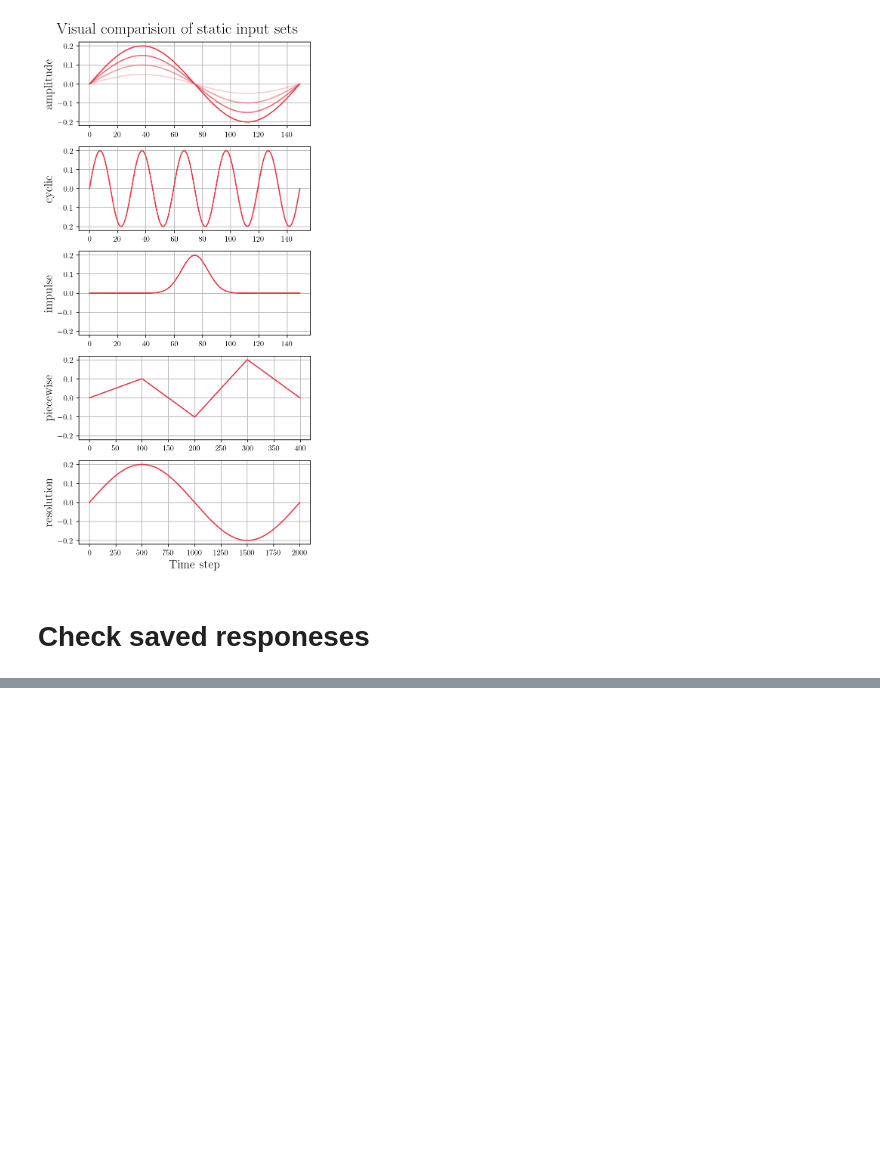
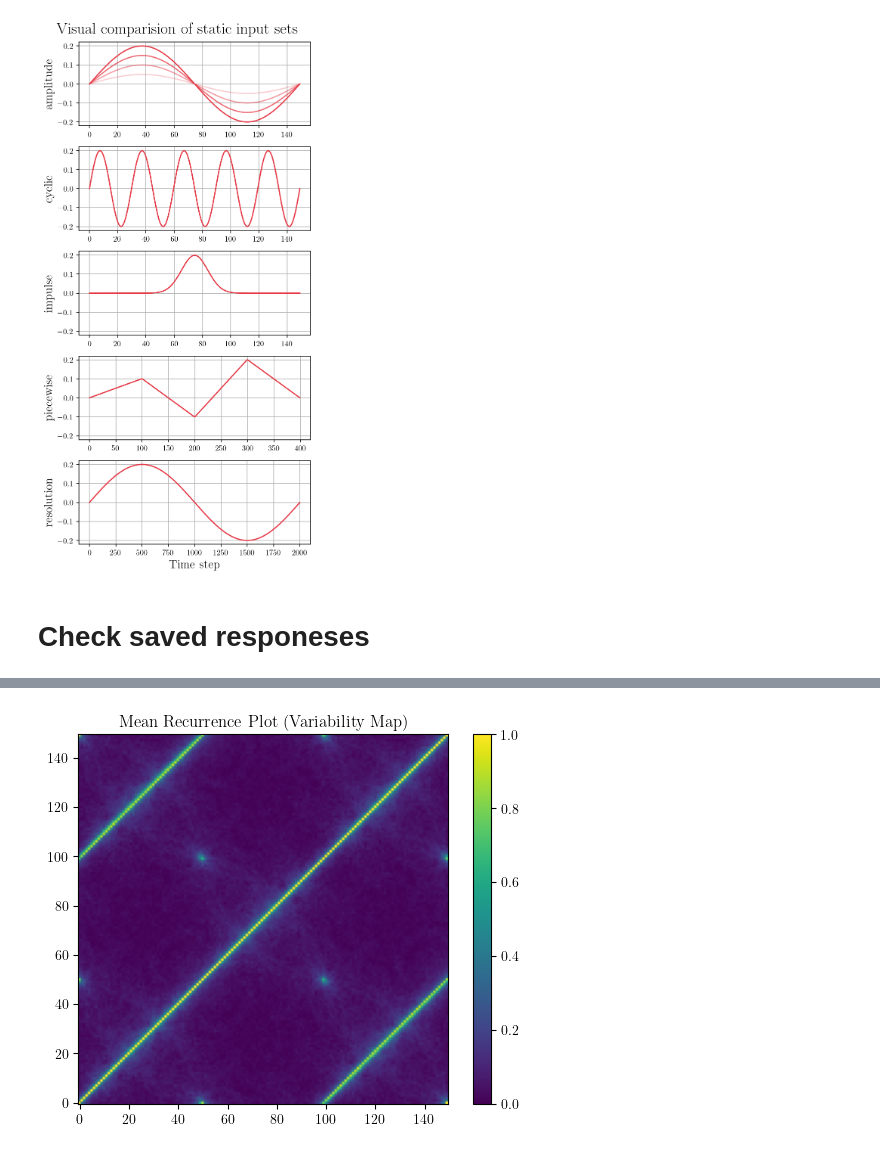
Before and after one commit to zsoca000/EP-neural-nets, a Jupyter notebook: notebooks/task0-data-visualization.ipynb, the cells around one changed output, grey strips where cells are left out. Drawn from its saved outputs; the diff is of its cells as text; code cells hidden in the pictures; blank space fills up the shorter version.

```diff
--- a/notebooks/task0-data-visualization.ipynb
+++ b/notebooks/task0-data-visualization.ipynb
@@ -131,0 +243,32 @@ plot_responses(eps_list[:5], sig_list[:5])
+# %%
+from scipy.spatial.distance import pdist, squareform
+
+def recurrence_plot(x, eps=None):
+    x = np.asarray(x).reshape(-1,1)
+    D = np.abs(x - x.T)
+    if eps is None:
+        eps = 0.1 * np.std(x)
+    return (D < eps).astype(float)
+
+def rp_distance_matrix(timeseries_list):
+    RPs = [recurrence_plot(ts) for ts in timeseries_list]
+    vec = [rp.flatten() for rp in RPs]
+    D = squareform(pdist(vec, metric="euclidean"))
+    return D
+
+def mean_rp(timeseries_list):
+    RPs = np.array([recurrence_plot(ts) for ts in timeseries_list])
+    return RPs.mean(axis=0)
+# %%
+inp_name = 'pd_ms_42_200'
+
+eps_list, _ = load_responses('kinematic-armstrong-fredrick', 'random', inp_name, data_dir='../data')
+
+MRP = mean_rp(eps_list[:,:,0])
+
+plt.imshow(MRP, cmap="viridis", origin="lower")
+plt.title("Mean Recurrence Plot (Variability Map)")
+plt.colorbar()
+plt.show()
+# %% [output]
+[figure, added]
```
Also changed, not shown: parts of 9 cells of this notebook, 11 other files.
